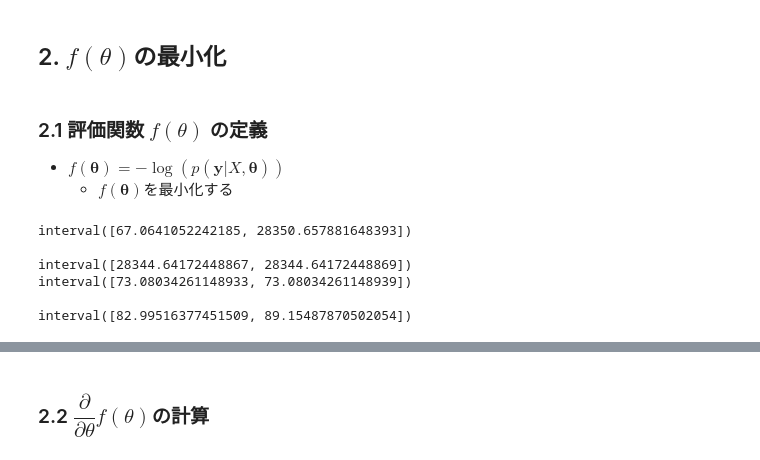
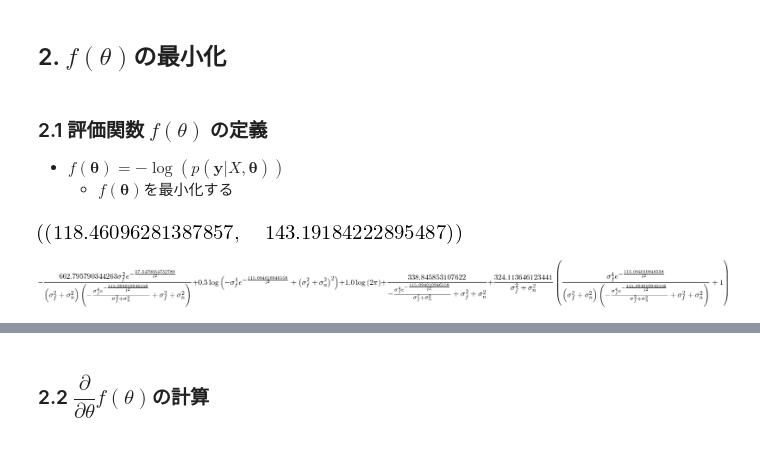
Before and after one commit to tkda-h3/krawczyk_method, a Jupyter notebook: interval_newton_method_for_hyperparmeter_search_of_gaussian_process.ipynb, the cells around one changed output, grey strips where cells are left out. Saved outputs shown, nothing was run; the diff lists cells and outputs as text; code cells hidden in the pictures.

```diff
--- a/interval_newton_method_for_hyperparmeter_search_of_gaussian_process.ipynb
+++ b/interval_newton_method_for_hyperparmeter_search_of_gaussian_process.ipynb
@@ -114,24 +107,20 @@ log_prob_expr = get_log_prob_expr(K, y)
 ## 2. $f(\theta)$の最小化
 # %% [markdown]
 ### 2.1 評価関数 $f(\theta)$ の定義
-- $f(\mathbf{\theta}) = - \log(p(\mathbf{y} | X, \mathbf{\theta}))$
+- $f(\mathbf{\theta}) = -\log(p(\mathbf{y} | X, \mathbf{\theta}))$
     - $f(\mathbf{\theta})$を最小化する
 # %%
 f_expr = - log_prob_expr
-#f = lambdify(theta, f_expr, modules=(imath, {'ImmutableDenseMatrix': list}))
 f = lambdify(theta, f_expr, modules=(imath))
-
 interval_val = (interval[0.1, 1.7], interval[0.1, 2.6], interval[0.1,1.2])
-print(f(*interval_val))
-print()
-print(f(0.1, 0.1, 0.1))
-print(f(1.7, 2.6, 1.2))
-print()
-print(f(interval[1.35, 1.6], interval[2.45, 2.5], interval[0.8,0.95]))
-# %% [output]
-interval([67.0641052242185, 28350.657881648393])
-
-interval([28344.64172448867, 28344.64172448869])
-interval([73.08034261148933, 73.08034261148939])
-
-interval([82.99516377451509, 89.15487870502054])
+# %%
+interval_val = (interval[0.615, 0.92], interval[2.08, 2.2], interval[0.65,0.96])
+f(*interval_val)
+#f(1,1,1)
+# %% [output]
+[figure, added]
+# %%
+if len(y) < 3:
+    display(f_expr)
+# %% [output]
+[figure, added]
```
Also changed, not shown: parts of 9 cells of this notebook.
